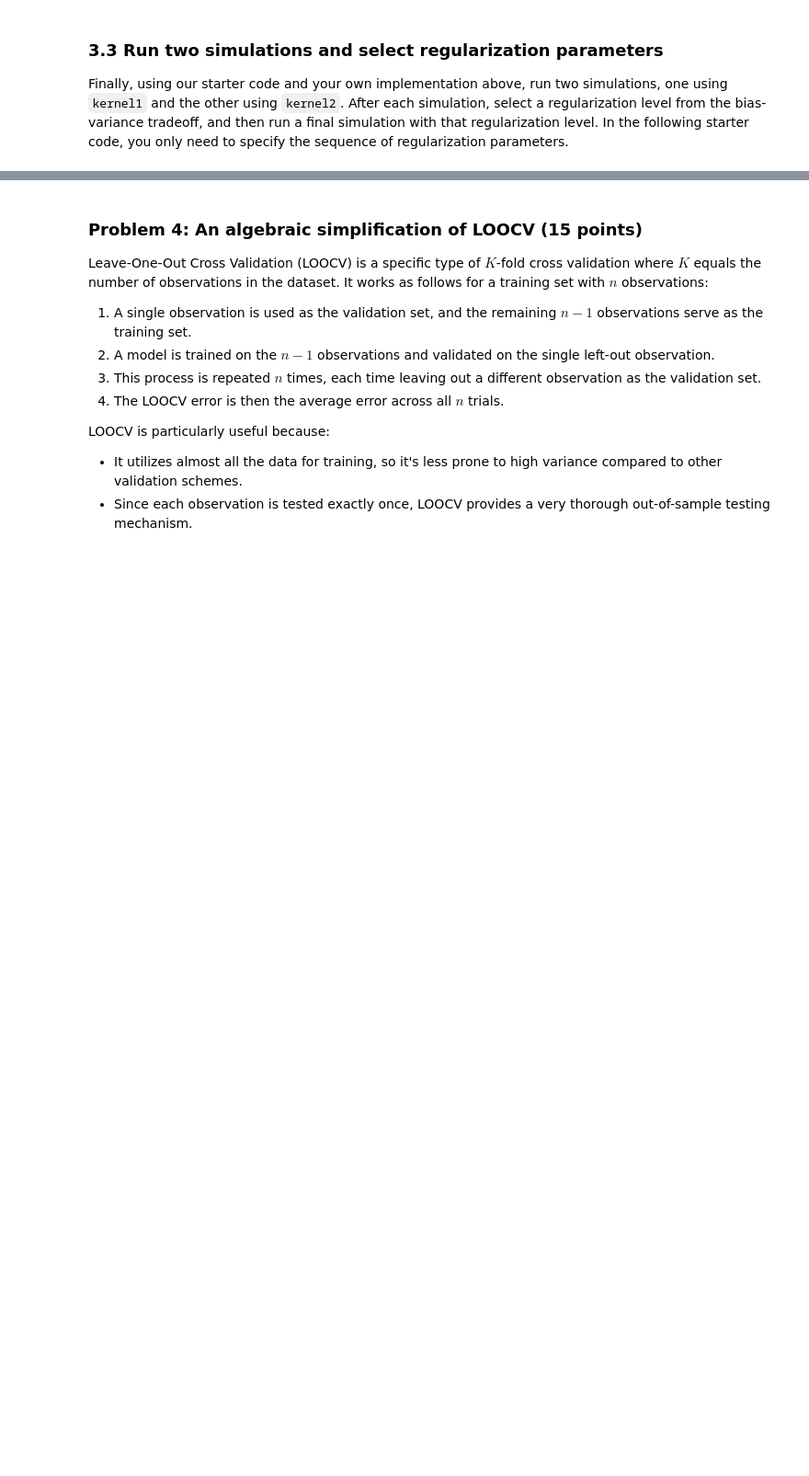
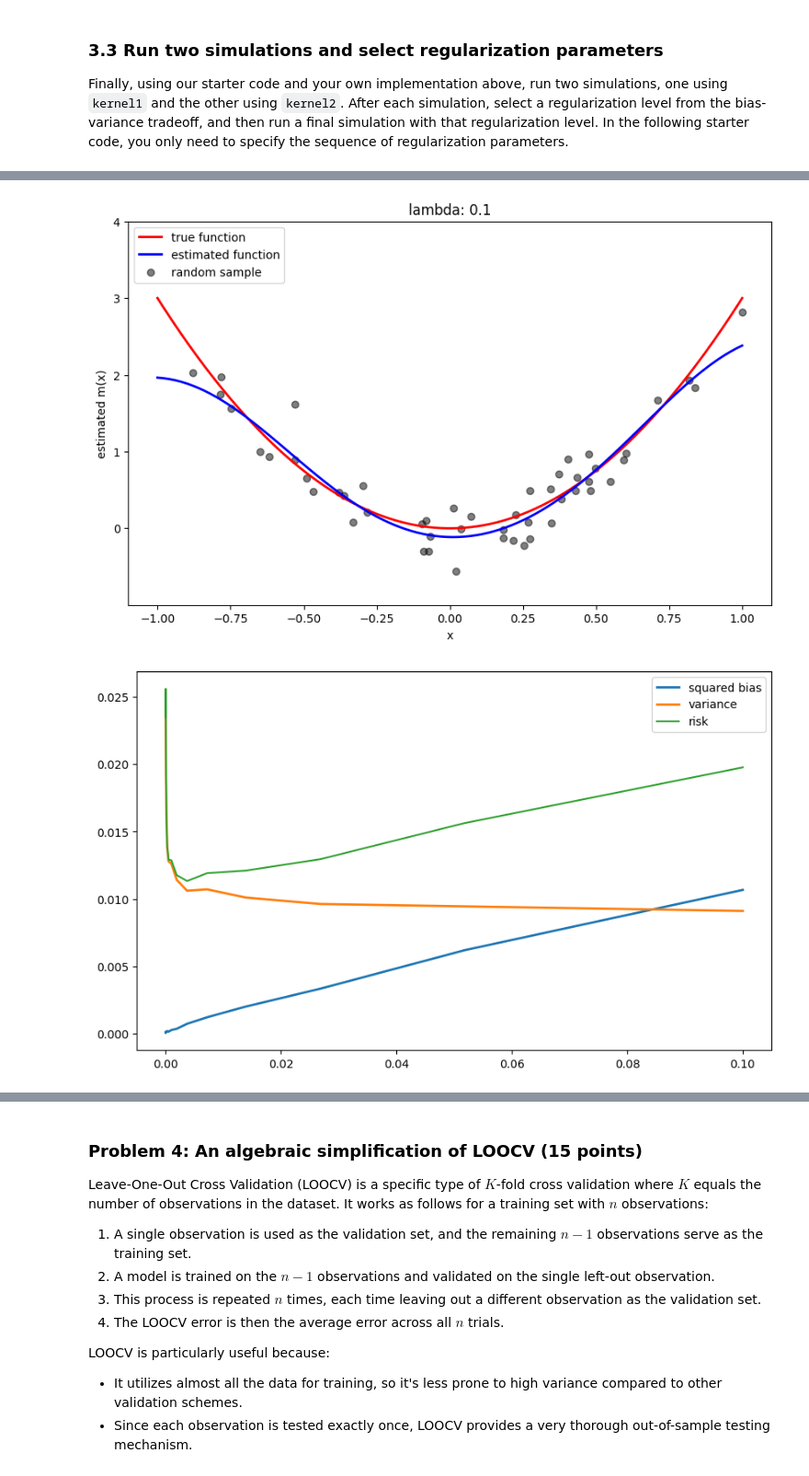
Before and after one commit to Jason-Shuler/machine_learning, a Jupyter notebook: assignments/assn1/assn1.ipynb, the cells around one changed output, grey strips where cells are left out. Shown at 92% size. Drawn from its saved outputs; the diff is of its cells as text; code cells hidden in the pictures; blank space fills up the shorter version.

```diff
--- a/assignments/assn1/assn1.ipynb
+++ b/assignments/assn1/assn1.ipynb
@@ -769,0 +786,6 @@ run_simulation(kernel2, lmbdas)
+# %%
+lmbdas2 = np.logspace(-5, -1, 15)
+run_simulation(kernel2, lmbdas2)
+# %% [output]
+[figure, added]
+[figure, added]
```
Also changed, not shown: parts of 17 cells of this notebook.
